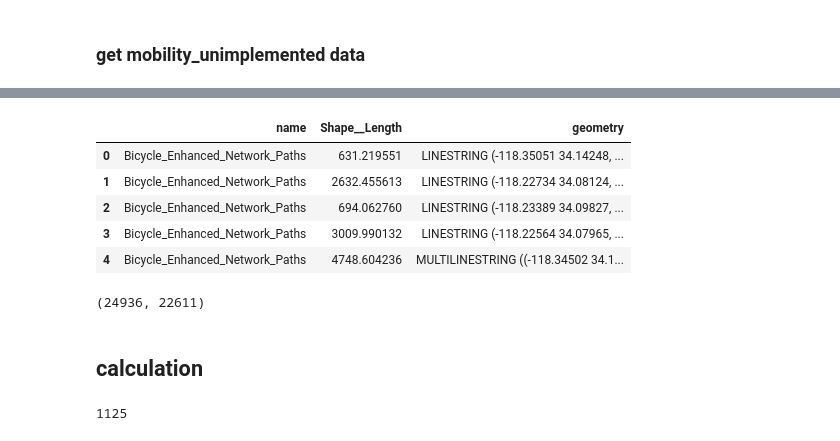
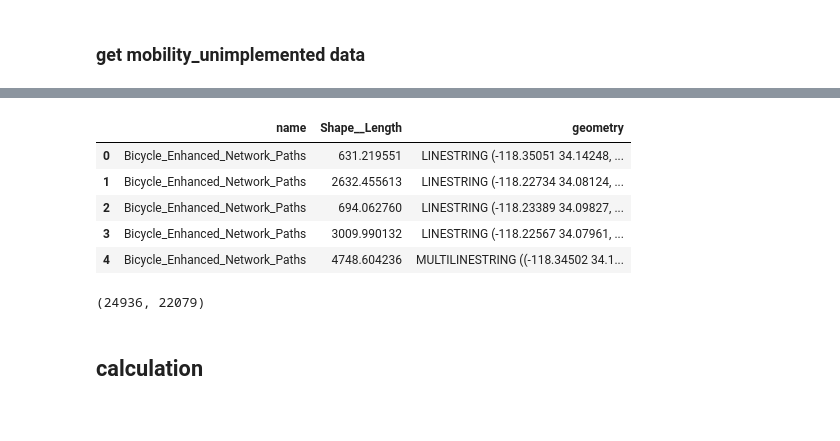
Before and after one commit to streetsforall/hsla_data_analysis, a Jupyter notebook: hsla_injuries_deaths/hsla_injuries_deaths_vs_mobility.ipynb, the cells around one changed output, grey strips where cells are left out. Drawn from its saved outputs; the diff is of its cells as text; code cells hidden in the pictures.

```diff
--- a/hsla_injuries_deaths/hsla_injuries_deaths_vs_mobility.ipynb
+++ b/hsla_injuries_deaths/hsla_injuries_deaths_vs_mobility.ipynb
@@ -229,21 +332,22 @@ for file in files_plan:
 | 0 | 1 | 15-0719 | CPC-2013-910-GPA-SP-CA-MSC |  | 2015-08-11 00:00:00+00:00 | WCH | None | 1 | 428.828885 | LINESTRING (-118.37112 33.94526, ... | ... |
 # %%
  # intersect polygons of actual and planned paths
+implemented_buffer = buffer(mobility_implemented, radius = 15)
 mobility_unimplemented = gpd.overlay(
     mobility_plan,
     implemented_buffer,
     how='difference',
     keep_geom_type=False
 )
 display(mobility_unimplemented.head())
 # %% [output]
 |  | name | Shape__Length | geometry |
 | 0 | Bicycle_Enhanced_Network_Paths | 631.219551 | LINESTRING (-118.35051 34.14248, ... |
 | 1 | Bicycle_Enhanced_Network_Paths | 2632.455613 | LINESTRING (-118.22734 34.08124, ... |
 | 2 | Bicycle_Enhanced_Network_Paths | 694.062760 | LINESTRING (-118.23389 34.09827, ... |
-| 3 | Bicycle_Enhanced_Network_Paths | 3009.990132 | LINESTRING (-118.22564 34.07965, ... |
+| 3 | Bicycle_Enhanced_Network_Paths | 3009.990132 | LINESTRING (-118.22567 34.07961, ... |
 | 4 | Bicycle_Enhanced_Network_Paths | 4748.604236 | MULTILINESTRING ((-118.34502 34.1... |
 # %%
 mobility_plan.shape[0], mobility_unimplemented.shape[0]
 # %% [output]
-(24936, 22611)
+(24936, 22079)
@@ -252,13 +354,2 @@ mobility_unimplemented_buffer = buffer(mobility_unimplemented, radius = radius)
 # %% [markdown]
 ## calculation
-# %%
-mobility_implemented_crashes = gpd.GeoDataFrame()
-for idx, row in mobility_implemented_buffer.iterrows():
-    intersection = crashes_gdf[crashes_gdf.covered_by(row['geometry'])]
-    mobility_implemented_crashes = pd.concat([
-            mobility_implemented_crashes,
-            intersection
-        ])
-print(mobility_implemented_crashes.shape[0])
-# %% [output]
-1125
```
Also changed, not shown: parts of 18 cells of this notebook.
